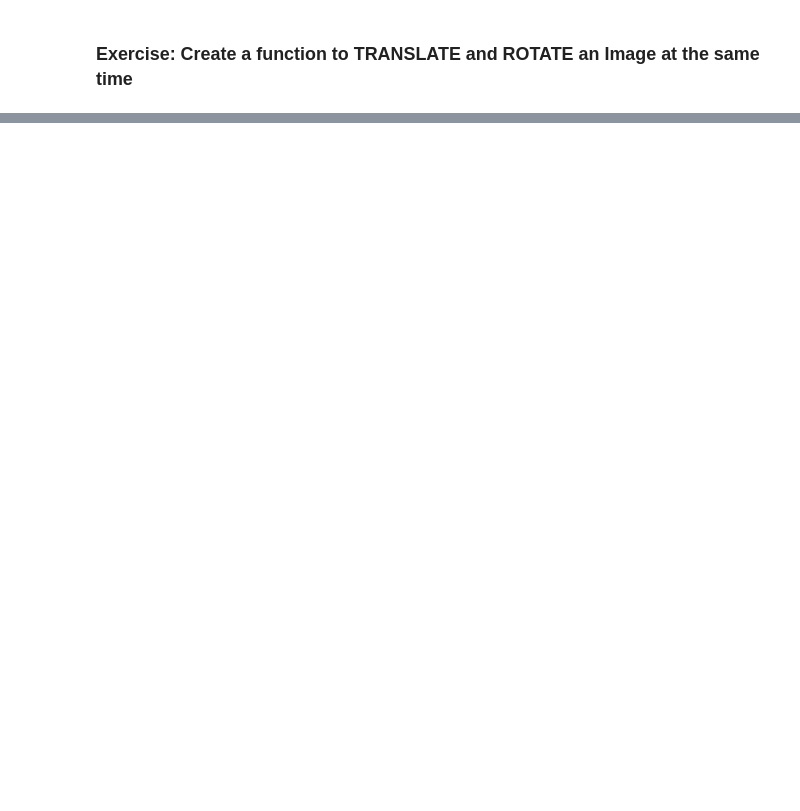
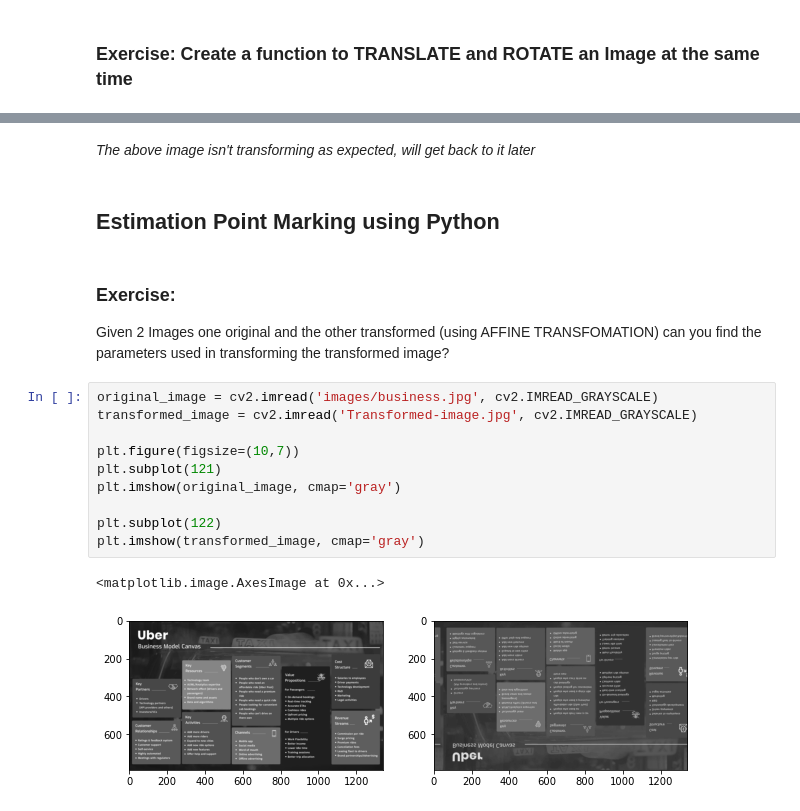
Before and after one commit to anice1/Intro-to-CV, a Jupyter notebook: Geometric-Transformation.ipynb, the cells around one changed output, grey strips where cells are left out. Drawn from its saved outputs; the diff is of its cells as text; blank space fills up the shorter version.

```diff
--- a/Geometric-Transformation.ipynb
+++ b/Geometric-Transformation.ipynb
@@ -444,0 +504,20 @@ image.shape
+# %% [markdown]
+*The above image isn't transforming as expected, will get back to it later*
+# %% [markdown]
+## Estimation Point Marking using Python
+# %% [markdown]
+### Exercise:
+Given 2 Images one original and the other transformed (using AFFINE TRANSFOMATION) can you find the parameters used in transforming the transformed image?
+# %%
+original_image = cv2.imread('images/business.jpg', cv2.IMREAD_GRAYSCALE)
+transformed_image = cv2.imread('Transformed-image.jpg', cv2.IMREAD_GRAYSCALE)
+
+plt.figure(figsize=(10,7))
+plt.subplot(121)
+plt.imshow(original_image, cmap='gray')
+
+plt.subplot(122)
+plt.imshow(transformed_image, cmap='gray')
+# %% [output]
+<matplotlib.image.AxesImage at 0x...>
+[figure, added]
```
Also changed, not shown: parts of 27 cells of this notebook, 2 other files.
